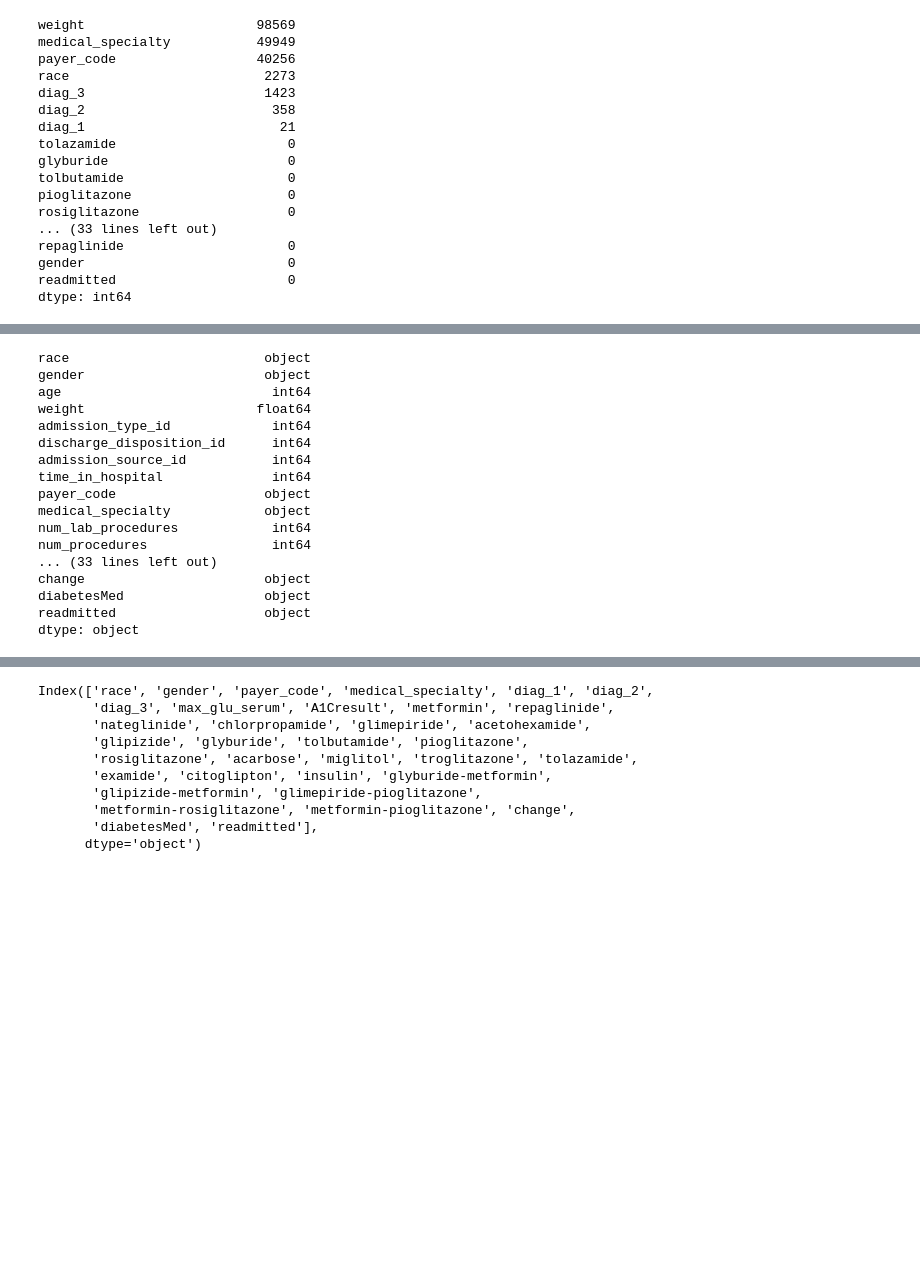
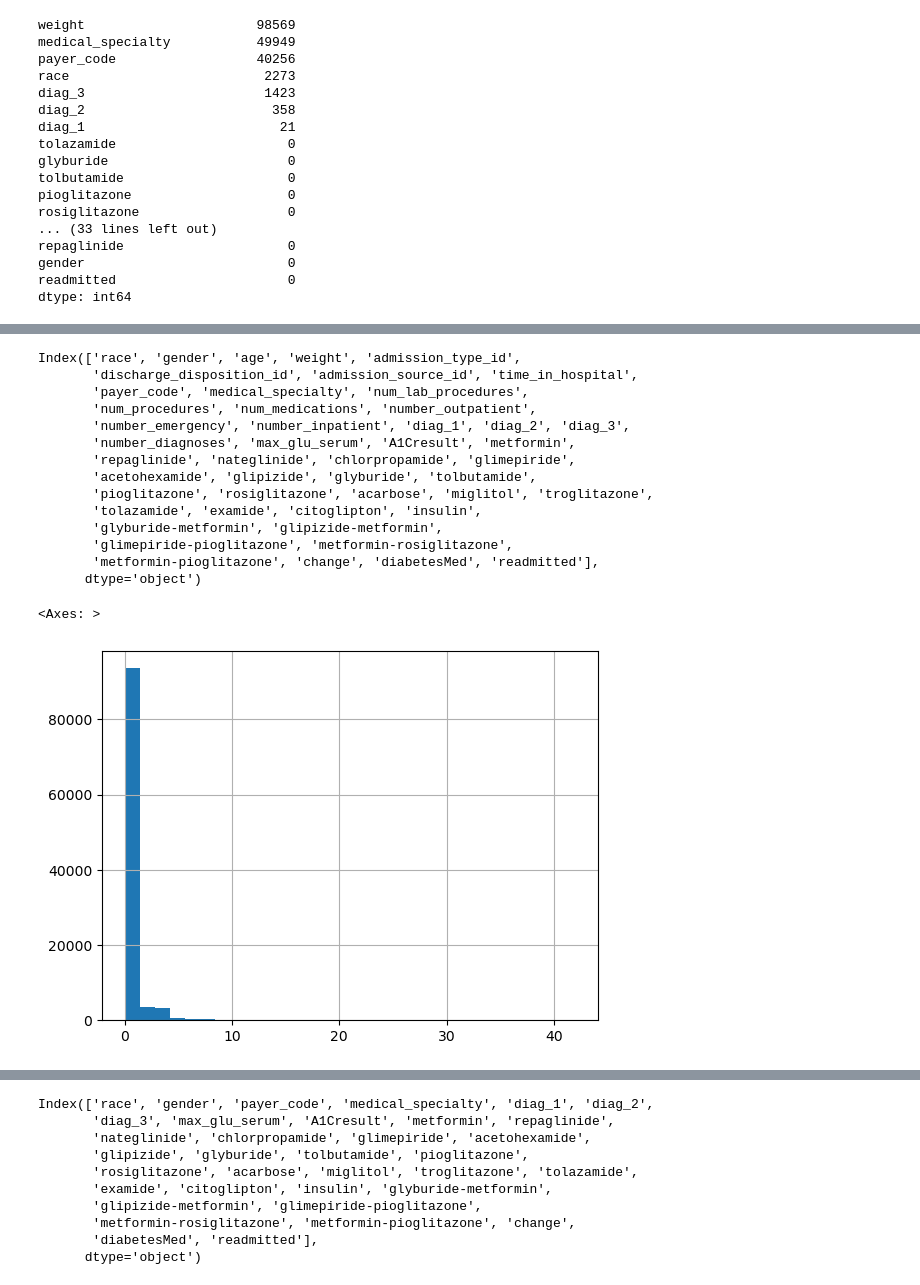
Before and after one commit to kkdsdesilva/diabetes-ucidata, a Jupyter notebook: notebooks/data/preprocessing_test.ipynb, the cells around one changed output, grey strips where cells are left out. Cells and saved outputs as stored; diff of their text form; code cells hidden in the pictures; blank space fills up the shorter version.

```diff
--- a/notebooks/data/preprocessing_test.ipynb
+++ b/notebooks/data/preprocessing_test.ipynb
@@ -44,20 +61,23 @@ dtype: int64
 # %%
-data.dtypes
+data.columns
 # %% [output]
-race                         object
-gender                       object
-age                           int64
-weight                      float64
-admission_type_id             int64
-discharge_disposition_id      int64
-admission_source_id           int64
-time_in_hospital              int64
-payer_code                   object
-medical_specialty            object
-num_lab_procedures            int64
-num_procedures                int64
-... (33 lines left out)
-change                       object
-diabetesMed                  object
-readmitted                   object
-dtype: object
+Index(['race', 'gender', 'age', 'weight', 'admission_type_id',
+       'discharge_disposition_id', 'admission_source_id', 'time_in_hospital',
+       'payer_code', 'medical_specialty', 'num_lab_procedures',
+       'num_procedures', 'num_medications', 'number_outpatient',
+       'number_emergency', 'number_inpatient', 'diag_1', 'diag_2', 'diag_3',
+       'number_diagnoses', 'max_glu_serum', 'A1Cresult', 'metformin',
+       'repaglinide', 'nateglinide', 'chlorpropamide', 'glimepiride',
+       'acetohexamide', 'glipizide', 'glyburide', 'tolbutamide',
+       'pioglitazone', 'rosiglitazone', 'acarbose', 'miglitol', 'troglitazone',
+       'tolazamide', 'examide', 'citoglipton', 'insulin',
+       'glyburide-metformin', 'glipizide-metformin',
+       'glimepiride-pioglitazone', 'metformin-rosiglitazone',
+       'metformin-pioglitazone', 'change', 'diabetesMed', 'readmitted'],
+      dtype='object')
+# %%
+import matplotlib.pyplot as plt
+data['number_outpatient'].hist(bins=30)
+# %% [output]
+<Axes: >
+[figure, added]
```
Also changed, not shown: parts of 7 cells of this notebook.
